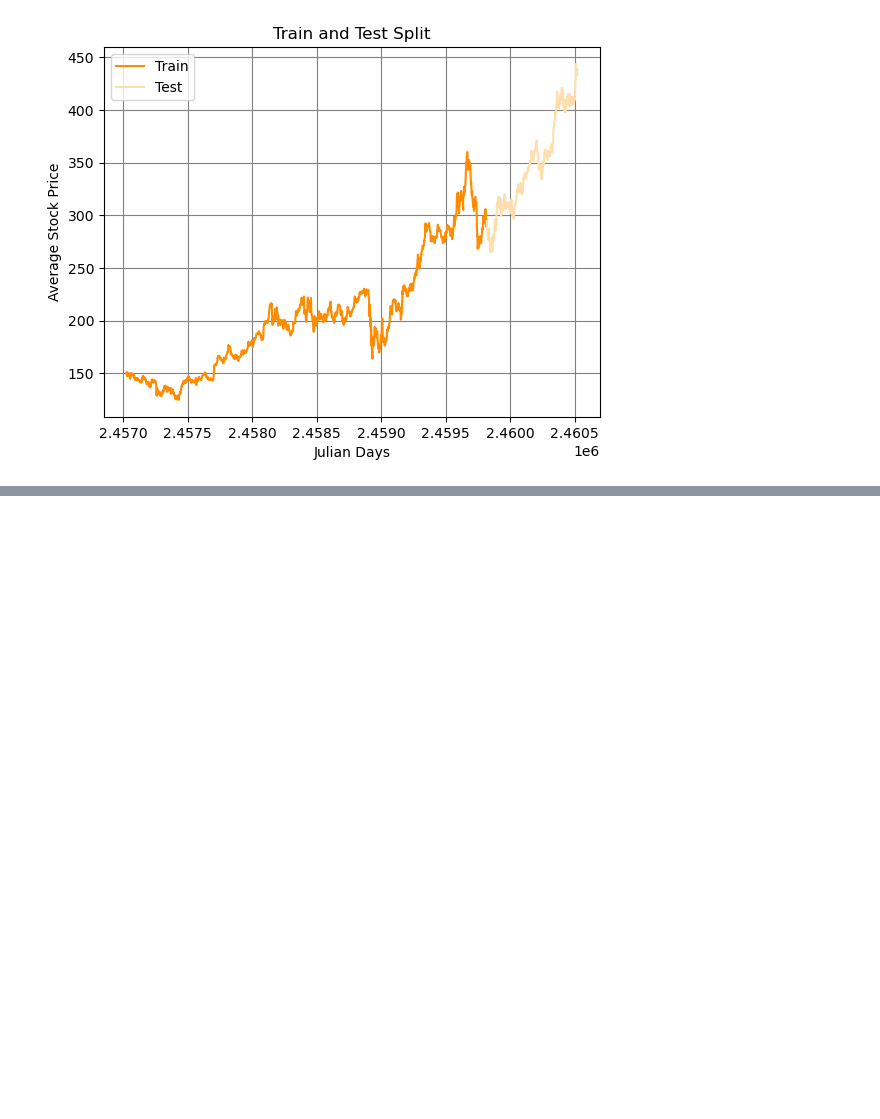
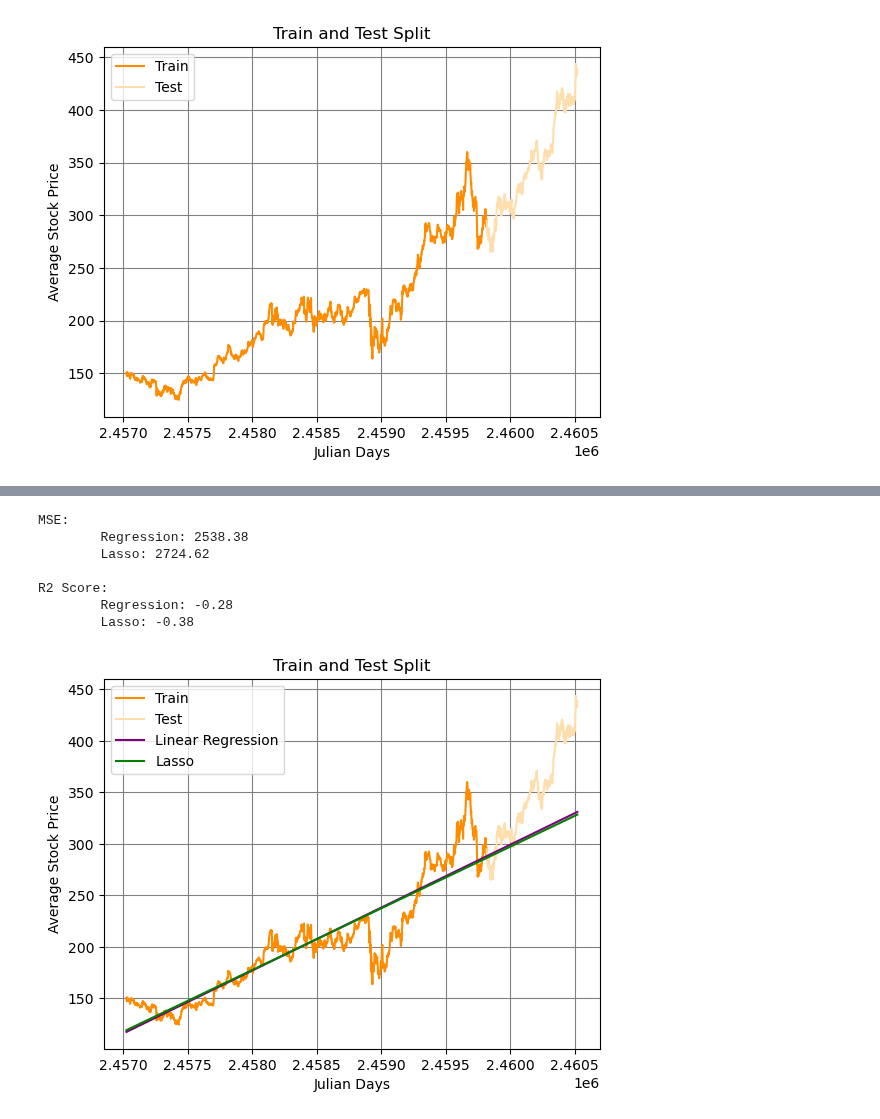
Before and after one commit to EvanA4/OCAI, a Jupyter notebook: data.ipynb, the cells around one changed output, grey strips where cells are left out. Saved outputs shown, nothing was run; the diff lists cells and outputs as text; code cells hidden in the pictures; blank space fills up the shorter version.

Commit message:
lasso added and made pretty

```diff
--- a/data.ipynb
+++ b/data.ipynb
@@ -148,0 +155,36 @@ class Seq2seq(nn.Module):
+# %%
+lasso_model = linear_model.Lasso(alpha=1.0)
+lasso_model.fit(X_train_scaled, y_train)
+
+lasso_pred = lasso_model.predict(X_test_scaled)
+lasso_pred_full = lasso_model.predict(X_scaled)
+
+lasso_mse = mean_squared_error(y_test, lasso_pred)
+lasso_r2 = r2_score(y_test, lasso_pred)
+
+print(f"MSE:\n\tRegression: {mse:.2f}\n\tLasso: {lasso_mse:.2f}\n")
+print(f"R2 Score:\n\tRegression: {r2:.2f}\n\tLasso: {lasso_r2:.2f}")
+
+plt.figure()
+
+plt.clf()
+plt.plot(X_train, y_train, label="Train", color="darkorange")
+plt.plot(X_test, y_test, label="Test", color="navajowhite")
+plt.plot(X, y_pred_full, label="Linear Regression", color="purple")
+plt.plot(X, lasso_pred_full, label="Lasso", color="green")
+
+plt.grid(color="grey")
+plt.xlabel("Julian Days")
+plt.ylabel("Average Stock Price")
+plt.title("Train and Test Split")
+plt.legend()
+plt.show()
+# %% [output]
+MSE:
+        Regression: 2538.38
+        Lasso: 2724.62
+
+R2 Score:
+        Regression: -0.28
+        Lasso: -0.38
+[figure, added]
```
Also changed, not shown: parts of 10 cells of this notebook.
